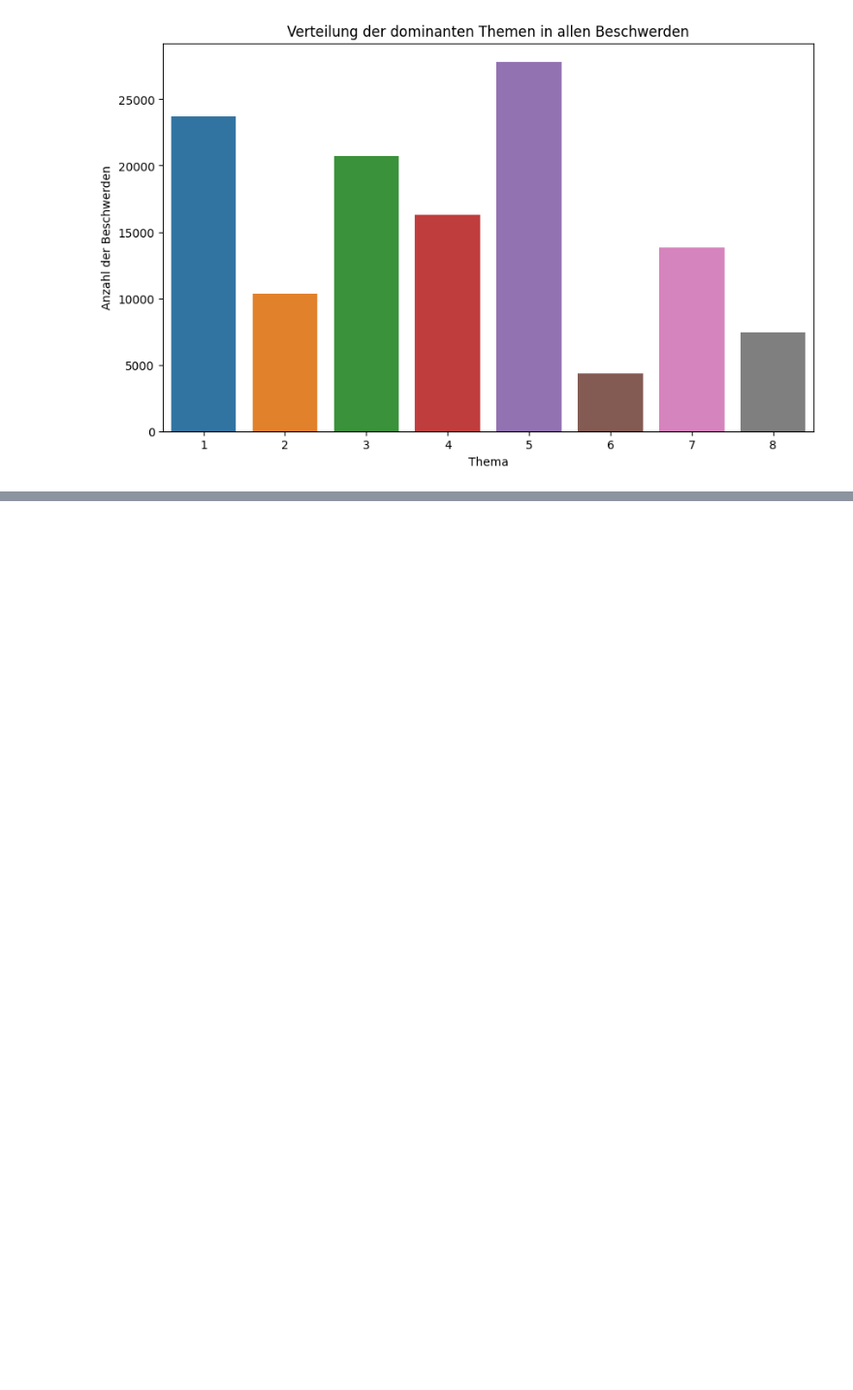
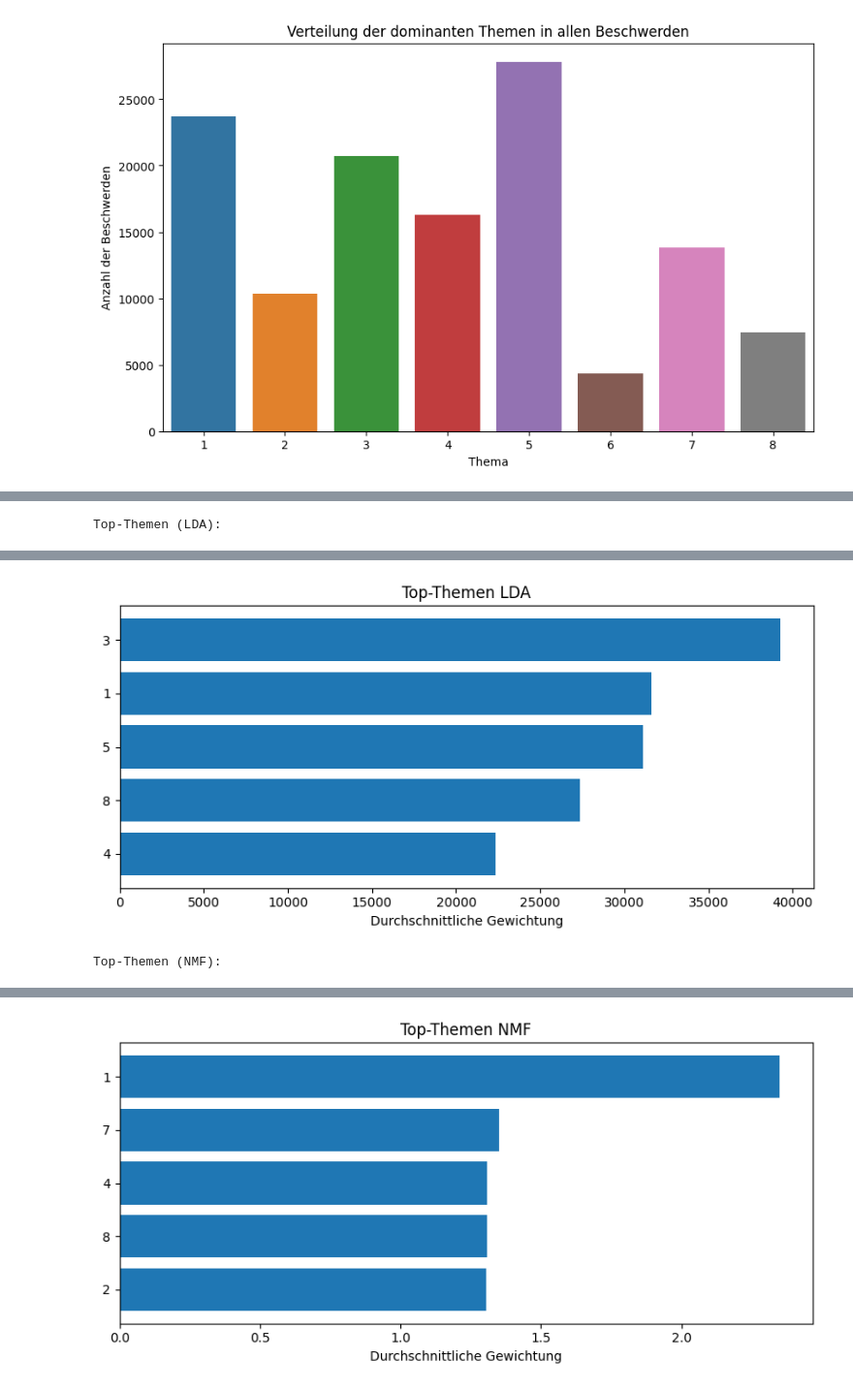
Before and after one commit to StGDev25/cfpb-nlp-analysis, a Jupyter notebook: DLBDSEDA02_D.ipynb, the cells around one changed output, grey strips where cells are left out. Shown at 97% size. Drawn from its saved outputs; the diff is of its cells as text; code cells hidden in the pictures; blank space fills up the shorter version.

Commit message:
Erweiterung um die Visualisierung der Top-Themen.

```diff
--- a/DLBDSEDA02_D.ipynb
+++ b/DLBDSEDA02_D.ipynb
@@ -750,0 +751,58 @@ Die gleiche Pipeline kann auf andere textbasierte Beschwerde- oder Feedbacksyste
+# %%
+
+def extract_top_topics(model, feature_names, topic_descriptions=None, n_top_words=10, top_n=5):
+    topics = []
+    for topic_idx, topic in enumerate(model.components_, start=1):
+        top_features_ind = topic.argsort()[:-n_top_words - 1:-1]
+        top_features = [feature_names[i] for i in top_features_ind]
+        top_weights = topic[top_features_ind]
+        # Beschreibung hinzufügen, falls vorhanden
+        if topic_descriptions is not None:
+            if isinstance(topic_descriptions, dict):
+                desc = topic_descriptions.get(topic_idx, "-")
+            elif isinstance(topic_descriptions, list) and topic_idx < len(topic_descriptions):
+                desc = topic_descriptions[topic_idx - 1]
+            else:
+                desc = "-"
+        else:
+            desc = "-"
+        topics.append((topic_idx, ', '.join(top_features), top_weights.mean(), desc))
+    df = pd.DataFrame(topics, columns=['Thema', 'Top-Wörter', 'Durchschnittliche Gewichtung', 'Beschreibung'])
+    df = df.sort_values('Durchschnittliche Gewichtung', ascending=False).head(top_n)
+    return df
+
+# --- LDA ---
+try:
+    lda_feature_names = tfidf_vectorizer.get_feature_names_out()
+    lda_df = extract_top_topics(lda, lda_feature_names, topic_descriptions)
+    print("Top-Themen (LDA):")
+    display(lda_df)
+
+    plt.figure(figsize=(8, 4))
+    plt.barh(lda_df['Thema'].astype(str), lda_df['Durchschnittliche Gewichtung'])
+    plt.gca().invert_yaxis()
+    plt.title("Top-Themen LDA")
+    plt.xlabel("Durchschnittliche Gewichtung")
+    plt.tight_layout()
+    plt.show()
+except Exception as e:
+    print("⚠️ Konnte LDA-Top-Themen nicht darstellen:", e)
+
+# --- NMF ---
+try:
+    nmf_feature_names = tfidf_vectorizer.get_feature_names_out()
+    nmf_df = extract_top_topics(nmf, nmf_feature_names, topic_descriptions)
+    print("\nTop-Themen (NMF):")
+    display(nmf_df)
+
+    plt.figure(figsize=(8, 4))
+    plt.barh(nmf_df['Thema'].astype(str), nmf_df['Durchschnittliche Gewichtung'])
+    plt.gca().invert_yaxis()
+    plt.title("Top-Themen NMF")
+    plt.xlabel("Durchschnittliche Gewichtung")
+    plt.tight_layout()
+    plt.show()
+except Exception as e:
+    print("⚠️ Konnte NMF-Top-Themen nicht darstellen:", e)
+# %% [output]
+Top-Themen (LDA):
@@ -750,0 +815,2 @@ Die gleiche Pipeline kann auf andere textbasierte Beschwerde- oder Feedbacksyste
+[figure, added]
+Top-Themen (NMF):
@@ -750,0 +823 @@ Die gleiche Pipeline kann auf andere textbasierte Beschwerde- oder Feedbacksyste
+[figure, added]
```
Also changed, not shown: parts of 3 cells of this notebook.
